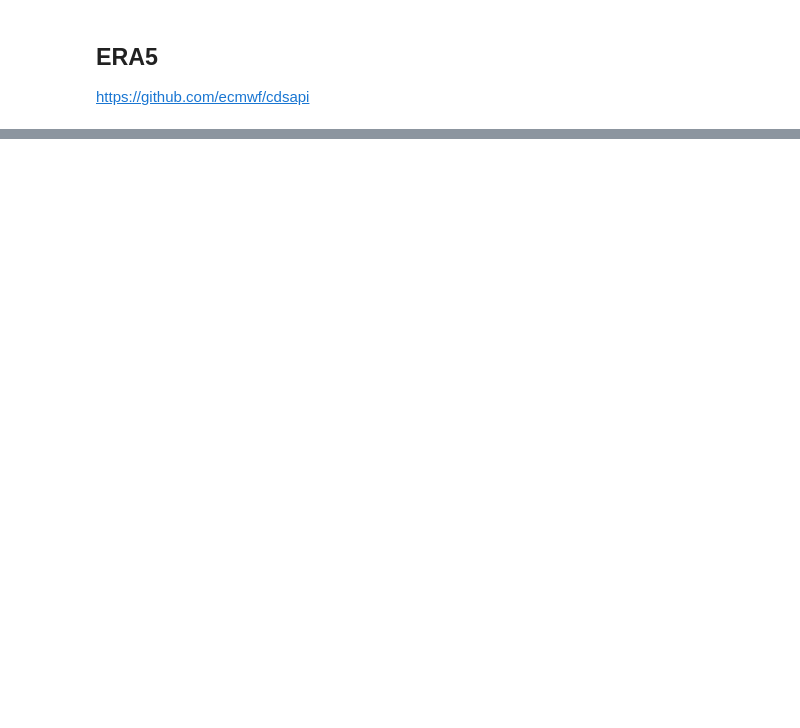
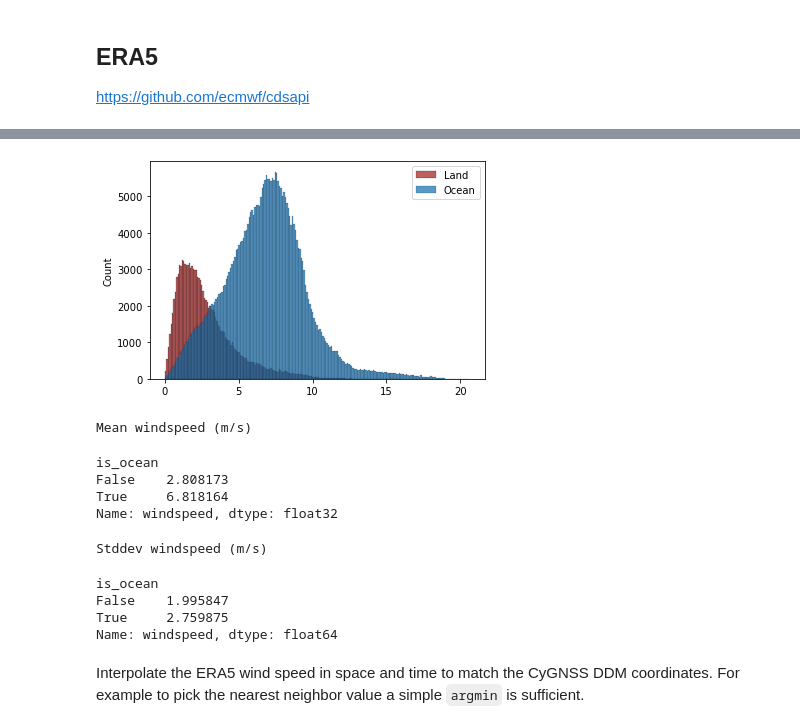
Before and after one commit to DKRZ-AIM/cygnss-deployment, a Jupyter notebook: notebooks/APIs.ipynb, the cells around one changed output, grey strips where cells are left out. Cells and saved outputs as stored; diff of their text form; code cells hidden in the pictures; blank space fills up the shorter version.

```diff
--- a/notebooks/APIs.ipynb
+++ b/notebooks/APIs.ipynb
@@ -149,0 +234,9 @@ https://github.com/ecmwf/cdsapi
+# %%
+y_bins = np.arange(0, 20, 0.25)
+
+sns.histplot(y_land.flatten(), label='Land', color='brown')
+sns.histplot(y_ocean.flatten(), label='Ocean', color='C0')
+plt.legend()
+plt.show()
+# %% [output]
+[figure, added]
@@ -149,0 +248,20 @@ https://github.com/ecmwf/cdsapi
+# %%
+print('Mean windspeed (m/s)')
+df.groupby('is_ocean')['windspeed'].mean()
+# %% [output]
+Mean windspeed (m/s)
+is_ocean
+False    2.808173
+True     6.818164
+Name: windspeed, dtype: float32
+# %%
+print('Stddev windspeed (m/s)')
+df.groupby('is_ocean')['windspeed'].std()
+# %% [output]
+Stddev windspeed (m/s)
+is_ocean
+False    1.995847
+True     2.759875
+Name: windspeed, dtype: float64
+# %% [markdown]
+Interpolate the ERA5 wind speed in space and time to match the CyGNSS DDM coordinates. For example to pick the nearest neighbor value a simple `argmin` is sufficient.
```
Also changed, not shown: parts of 48 cells of this notebook, 1 other file.
